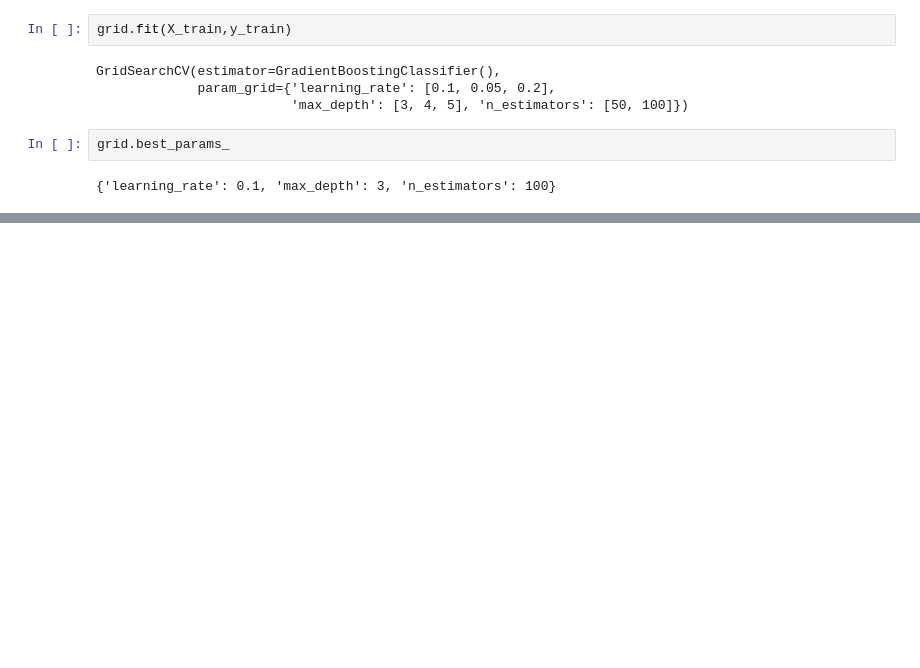
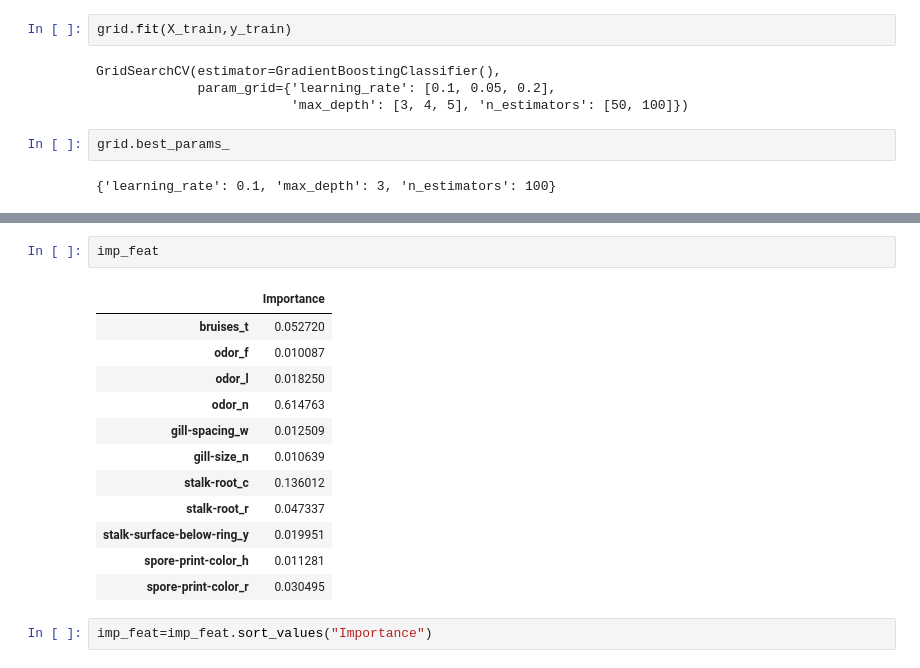
Before and after one commit to habib33-3/Python-Data-Science, a Jupyter notebook: Boosting/gradient boosting.ipynb, the cells around one changed output, grey strips where cells are left out. Saved outputs shown, nothing was run; the diff lists cells and outputs as text; blank space fills up the shorter version.

```diff
--- a/Boosting/gradient boosting.ipynb
+++ b/Boosting/gradient boosting.ipynb
@@ -55,0 +97,17 @@ grid.best_params_
+# %%
+imp_feat
+# %% [output]
+|  | Importance |
+| bruises_t | 0.052720 |
+| odor_f | 0.010087 |
+| odor_l | 0.018250 |
+| odor_n | 0.614763 |
+| gill-spacing_w | 0.012509 |
+| gill-size_n | 0.010639 |
+| stalk-root_c | 0.136012 |
+| stalk-root_r | 0.047337 |
+| stalk-surface-below-ring_y | 0.019951 |
+| spore-print-color_h | 0.011281 |
+| spore-print-color_r | 0.030495 |
+# %%
+imp_feat=imp_feat.sort_values("Importance")
```
Also changed, not shown: parts of 9 cells of this notebook, 18 other files.
